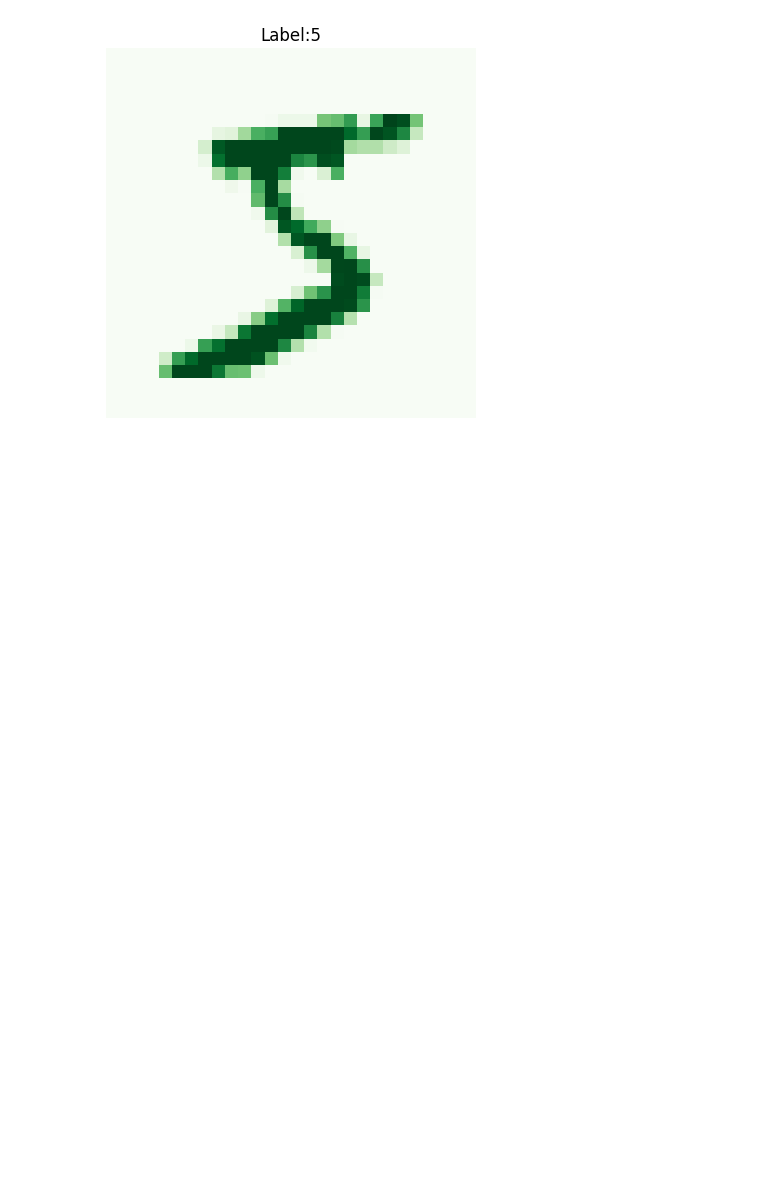
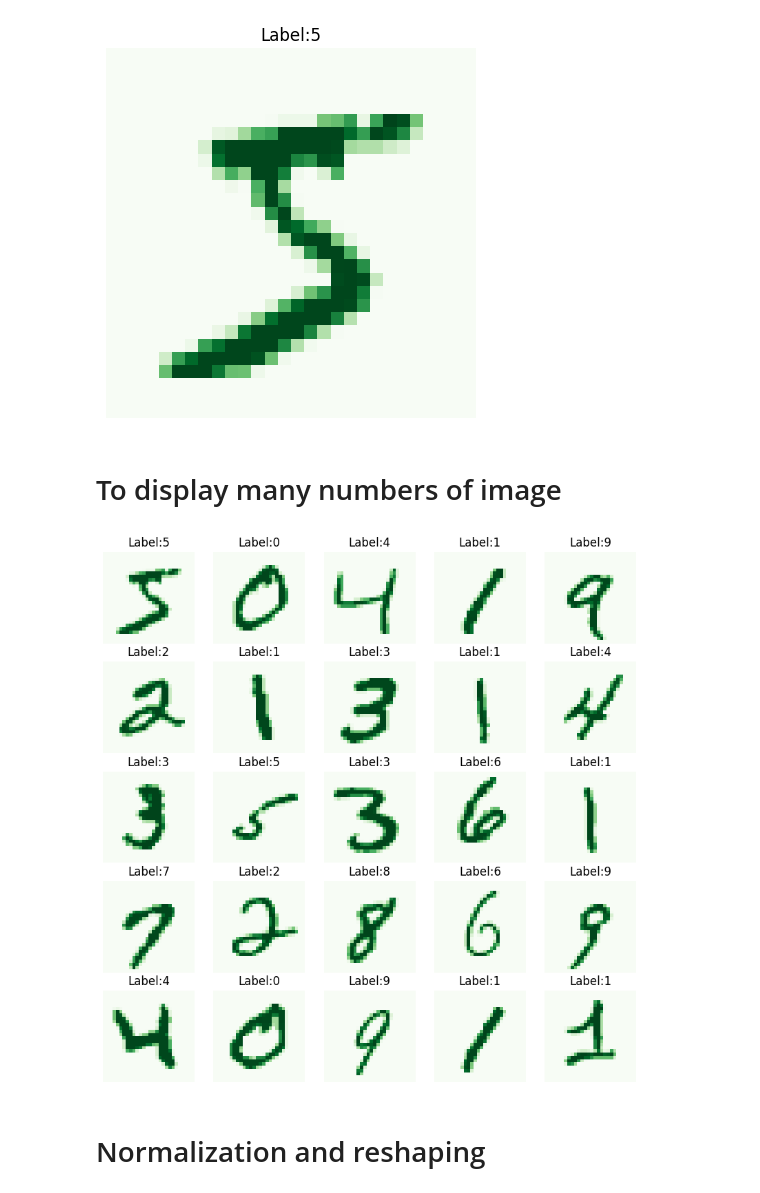
Before and after one commit to minhaz1172/Deep-Learning, a Jupyter notebook: Neural_network_using_Sequential_Api_with_tensorflow.ipynb, the cells around one changed output. Drawn from its saved outputs; the diff is of its cells as text; code cells hidden in the pictures; blank space fills up the shorter version.

```diff
--- a/Neural_network_using_Sequential_Api_with_tensorflow.ipynb
+++ b/Neural_network_using_Sequential_Api_with_tensorflow.ipynb
@@ -25,3 +25,18 @@ plt.axis('off')
 plt.show()
 # %% [output]
 [figure]
+# %% [markdown]
+# To display many numbers of image
+# %%
+plt.figure(figsize=(10,10)) #figure size to 10x10 inches
+
+for i in range(25):
+  plt.subplot(5,5,i+1) # 5 rows and 5 columns
+  plt.imshow(x_train[i],cmap='Greens')
+  plt.title(f"Label:{y_train[i]}")
+  plt.axis('off')
+plt.show()
+# %% [output]
+[figure, added]
+# %% [markdown]
+# Normalization and reshaping
```
Also changed, not shown: parts of 7 cells of this notebook.
